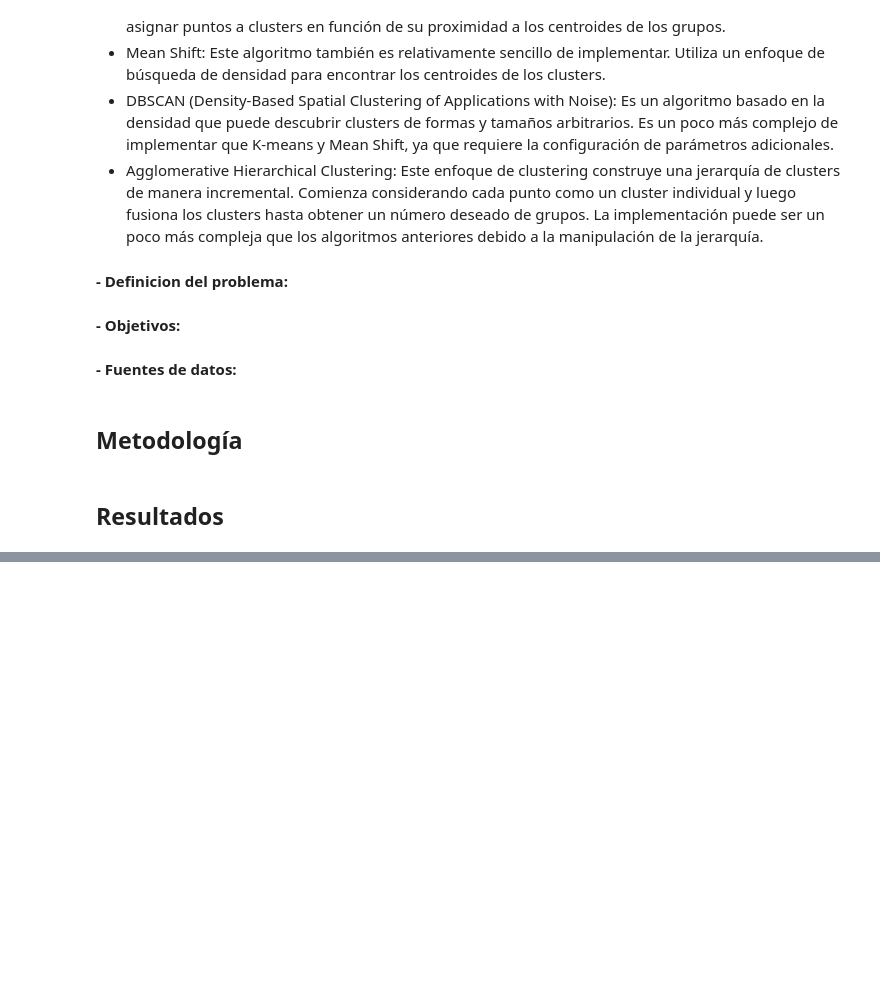
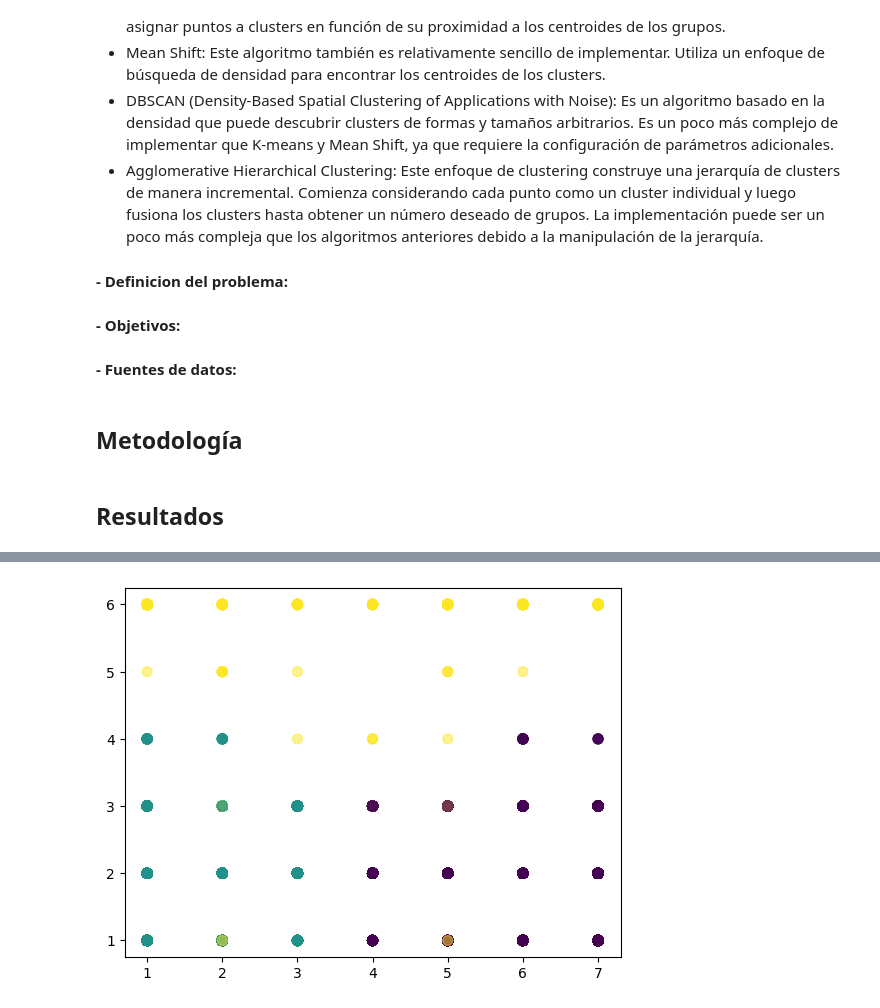
Before and after one commit to pabloamh27/Clustering_AI, a Jupyter notebook: TP04-Clustering.ipynb, the cells around one changed output, grey strips where cells are left out. Cells and saved outputs as stored; diff of their text form; code cells hidden in the pictures; blank space fills up the shorter version.

```diff
--- a/TP04-Clustering.ipynb
+++ b/TP04-Clustering.ipynb
@@ -68,0 +78,92 @@ aquí va el código
+# %%
+import pandas as pd
+import numpy as np
+import matplotlib.pyplot as plt
+
+"""
+Primero se leen los datos del csv llamado data que contiene datos de criminalidad en Costa Rica, tiene 13 columnas:
+Delito,SubDelito,Fecha,Victima,SubVictima,Edad,Genero,Nacionalidad,Provincia,Canton,Distrito,
+"""
+data = pd.read_csv('data.csv', sep=',', header=0, encoding='latin-1')
+data.head()
+
+
+# elimina la columna "Canton"
+data = data.drop(['Canton'], axis=1)
+# elimina la columan "SubVictima"
+data = data.drop(['SubVictima'], axis=1)
+# elimina la columna "Victima"
+data = data.drop(['Victima'], axis=1)
+# elimina la columan "hora"
+data = data.drop(['Hora'], axis=1)
+# elimina la columan "Fecha"
+data = data.drop(['Fecha'], axis=1)
+# elimina la columan "SubDelito"
+data = data.drop(['SubDelito'], axis=1)
+#Drop unnamed column
+data = data.drop(['Unnamed: 11'], axis=1)
+
+# Elimina las filas que no enacajen con la amyoria
+data = data.dropna()
+
+#Se asigna 1 a HOMBRE y 2 a MUJER
+data['Genero'] = data['Genero'].replace(['HOMBRE', 'MUJER', 'DESCONOCIDO'], [1, 2, 3])
+
+#Se asina del 1 al 8 el tipo de delito
+data['Delito'] = data['Delito'].replace(['ASALTO', 'HURTO', 'ROBO', 'TACHA DE VEHICULO', 'ROBO DE VEHICULO', 'HOMICIDIO'], [1, 2, 3, 4, 5, 6])
+
+#Se asigna 1 a Mayor de edad, 2 a Menor de edad y 3 a Adulto Mayor
+data['Edad'] = data['Edad'].replace(['Menor de edad', 'Mayor de edad', 'Adulto Mayor', 'Desconocido'], [1, 2, 3, 4])
+
+#Se asigna del 1 al 7 a las provincias de Costa Rica
+data['Provincia'] = data['Provincia'].replace(['SAN JOSE', 'ALAJUELA', 'CARTAGO', 'HEREDIA', 'GUANACASTE', 'PUNTARENAS', 'LIMON'], [1, 2, 3, 4, 5, 6, 7])
+
+#Se asigna 1 si nacionalidad es 'COSTA RICA', 2 si es otro y 3 si es 'DESCONOCIDO'
+data['Nacionalidad'] = data['Nacionalidad'].replace(['COSTA RICA', 'DESCONOCIDO'], [1, 3])
+
+#Go through every row in 'Nacionalidad' column with a for
+for i in range(data.shape[0]):
+    #If the value is not 1 or 3
+    if data['Nacionalidad'][i] != 1 and data['Nacionalidad'][i] != 3:
+        #Set the value to 2
+        data['Nacionalidad'][i] = 2
+
+
+#Define a dataframe about it
+df = pd.DataFrame(data)
+
+#Cluster the data using KMean
+from sklearn.cluster import KMeans
+kmeans = KMeans(n_clusters=3, random_state=0).fit(df)
+#Print a graphic about it using provincia, delito and genero
+plt.scatter(df['Provincia'], df['Delito'], c=kmeans.labels_.astype(float), s=50, alpha=0.5)
+plt.scatter(df['Provincia'], df['Genero'], c=kmeans.labels_.astype(float), s=50, alpha=0.5)
+plt.show()
+
+#Print results
+print("KMeans")
+print(kmeans.labels_)
+
+
+#Cluster the data using DBSCAN
+from sklearn.cluster import DBSCAN
+dbscan = DBSCAN(eps=0.3, min_samples=10).fit(df)
+#Print a graphic about it using provincia
+plt.scatter(df['Provincia'], df['Genero'], c=dbscan.labels_.astype(float), s=50, alpha=0.5)
+plt.show()
+
+#Cluster the data using AgglomerativeClustering
+from sklearn.cluster import AgglomerativeClustering
+agglomerative = AgglomerativeClustering(n_clusters=3).fit(df)
+#Print a graphic about it using provincia, delito and genero
+plt.scatter(df['Provincia'], df['Delito'], c=agglomerative.labels_.astype(float), s=50, alpha=0.5)
+plt.scatter(df['Provincia'], df['Genero'], c=agglomerative.labels_.astype(float), s=50, alpha=0.5)
+plt.show()
+
+#Cluster the data using Mean Shift
+from sklearn.cluster import MeanShift
+mean_shift = MeanShift().fit(df)
+#Print a graphic about it using provincia
+plt.scatter(df['Provincia'], df['Delito'], c=mean_shift.labels_.astype(float), s=50, alpha=0.5)
+plt.show()
+# %% [output]
@@ -68,0 +187 @@ aquí va el código
+[figure, added]
```
Also changed, not shown: parts of 5 cells of this notebook, 2 other files.
